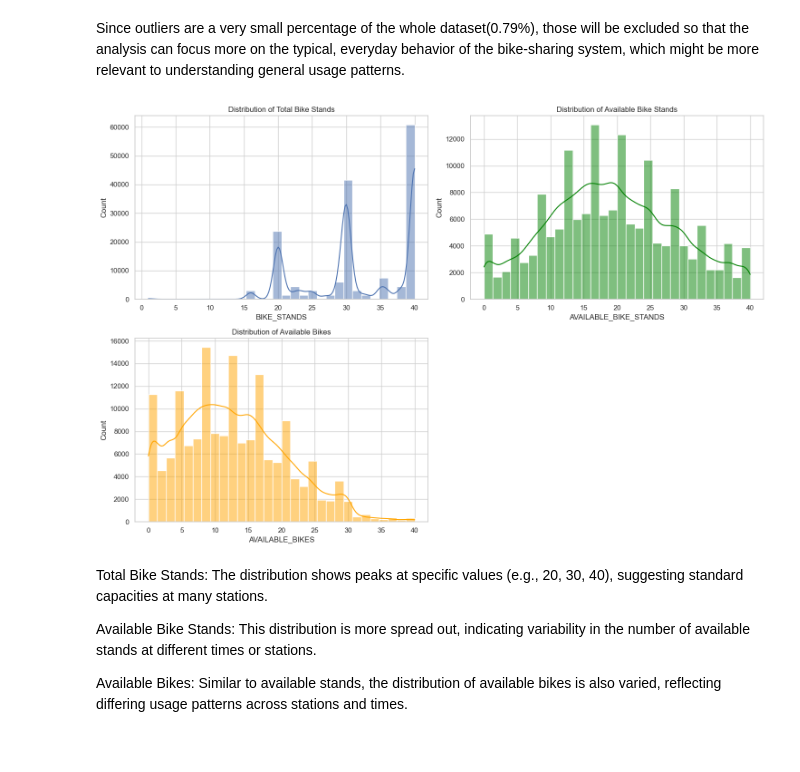
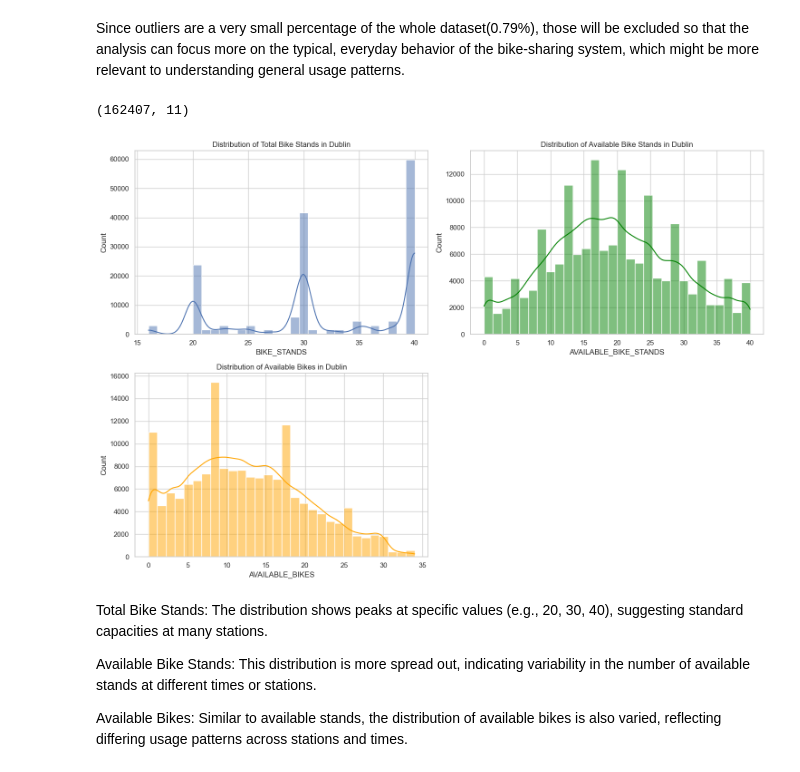
Before and after one commit to mkoleva0/DataAnalytics_CA2, a Jupyter notebook: EDA and Stats - bikedata.ipynb, the cells around one changed output. Cells and saved outputs as stored; diff of their text form; code cells hidden in the pictures.

```diff
--- a/EDA and Stats - bikedata.ipynb
+++ b/EDA and Stats - bikedata.ipynb
@@ -29,7 +55,7 @@ Requirement already satisfied: six>=1.5 in c:\users\mariy\anaconda3\lib\site-pac
 # %%
-bikes_data_2022 = pd.read_csv("dublinbike-historical-data-2022-01.csv")
+bikes_data_2022_dublin = pd.read_csv("dublinbike-historical-data-2022-01.csv")
 
-bikes_data_2022.head()
+bikes_data_2022_dublin.head()
 # %% [output]
 |  | STATION ID | TIME | LAST UPDATED | NAME | BIKE_STANDS | AVAILABLE_BIKE_STANDS | AVAILABLE_BIKES | ... |
 | 0 | 2 | 2022-01-01 00:00:04 | 2021-12-31 23:57:39 | BLESSINGTON STREET | 20 | 10 | 10 | ... |
@@ -180,0 +157,3 @@ outlier_data.head()
+# %%
+outlier_data = detect_outliers(bikes_data_2022_dublin, ['BIKE_STANDS', 'AVAILABLE_BIKE_STANDS', 'AVAILABLE_BIKES'])
+outlier_data.head()
@@ -182,30 +172,37 @@ outlier_data.head()
 The statistical analysis using the IQR method reveals that there are 1,292 rows in the dataset considered as outliers, constituting approximately 0.79% of the data. This is a relatively small percentage, which indicates that most of the data conforms to a consistent pattern.
 # %% [markdown]
 Since outliers are a very small percentage of the whole dataset(0.79%), those will be excluded so that the analysis can focus more on the typical, everyday behavior of the bike-sharing system, which might be more relevant to understanding general usage patterns.
+# %%
+is_outlier = bikes_data_2022_dublin.index.isin(outlier_data.index)
+# %%
+bikes_data_2022_dublin_cleaned = bikes_data_2022_dublin[~is_outlier]
+bikes_data_2022_dublin_cleaned.shape
+# %% [output]
+(162407, 11)
 # %%
 sns.set(style="whitegrid")
 
 plt.figure(figsize=(15, 10))
 
 # Bike Stands
 plt.subplot(2, 2, 1)
-sns.histplot(bikes_data_2022['BIKE_STANDS'], kde=True, bins=30)
-plt.title('Distribution of Total Bike Stands')
+sns.histplot(bikes_data_2022_dublin_cleaned['BIKE_STANDS'], kde=True, bins=30)
+plt.title('Distribution of Total Bike Stands in Dublin')
 
 # Available Bike Stands
 plt.subplot(2, 2, 2)
-sns.histplot(bikes_data_2022['AVAILABLE_BIKE_STANDS'], kde=True, bins=30, color='green')
-plt.title('Distribution of Available Bike Stands')
+sns.histplot(bikes_data_2022_dublin_cleaned['AVAILABLE_BIKE_STANDS'], kde=True, bins=30, color='green')
+plt.title('Distribution of Available Bike Stands in Dublin')
 
 # Available Bikes
 plt.subplot(2, 2, 3)
-sns.histplot(bikes_data_2022['AVAILABLE_BIKES'], kde=True, bins=30, color='orange')
-plt.title('Distribution of Available Bikes')
+sns.histplot(bikes_data_2022_dublin_cleaned['AVAILABLE_BIKES'], kde=True, bins=30, color='orange')
+plt.title('Distribution of Available Bikes in Dublin')
 
 plt.tight_layout()
 plt.show()
 # %% [output]
-[figure, old version]
+[figure, new version]
 # %% [markdown]
 Total Bike Stands: The distribution shows peaks at specific values (e.g., 20, 30, 40), suggesting standard capacities at many stations.
 
```
Also changed, not shown: parts of 57 cells of this notebook.
